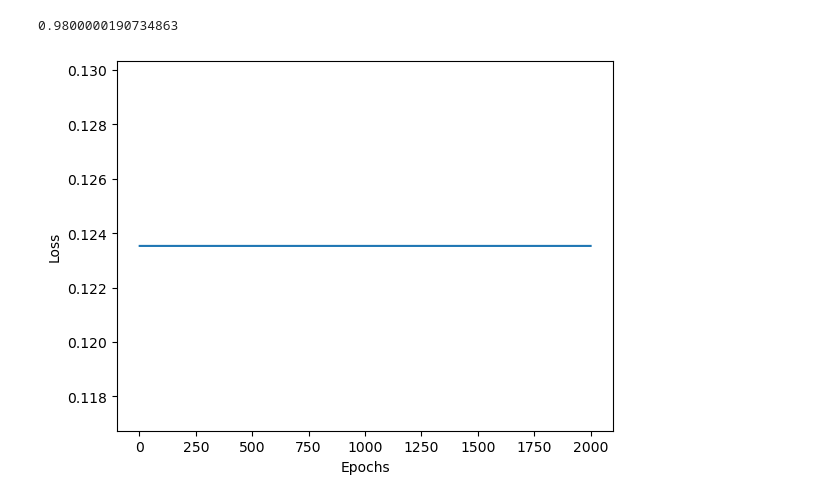
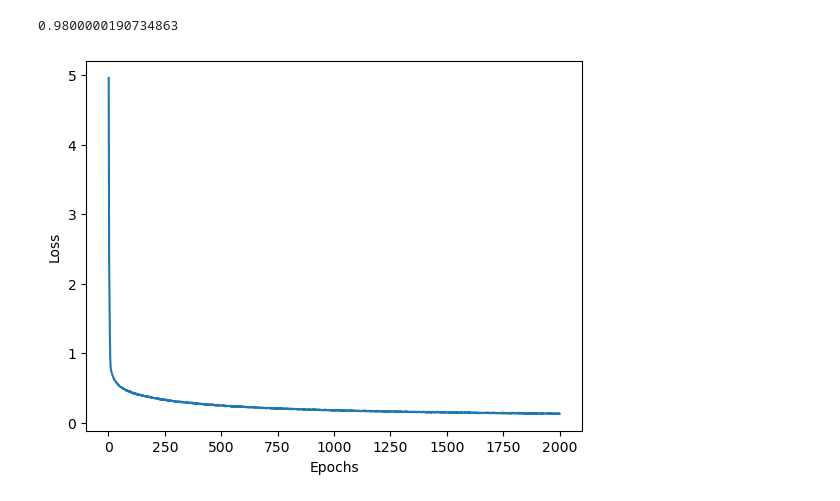
Before and after one commit to 2000pawan/Data_Science., a Jupyter notebook: Deep Learning/ANN/Neural Network.ipynb, the cells around one changed output. Cells and saved outputs as stored; diff of their text form; code cells hidden in the pictures.

```diff
--- a/Deep Learning/ANN/Neural Network.ipynb
+++ b/Deep Learning/ANN/Neural Network.ipynb
@@ -78,9 +78,9 @@ model.history.history['accuracy'][-1]
 # %% [output]
 0.9800000190734863
 # %%
-sns.lineplot(x=range(1,2001),y=model.history.history['loss'][-1])
+sns.lineplot(x=range(1,2001),y=model.history.history['loss'])
 plt.xlabel('Epochs')
 plt.ylabel('Loss')
 plt.show()
 # %% [output]
-[figure, old version]
+[figure, new version]
```
Also changed, not shown: parts of 3 cells of this notebook, 2 other files.
